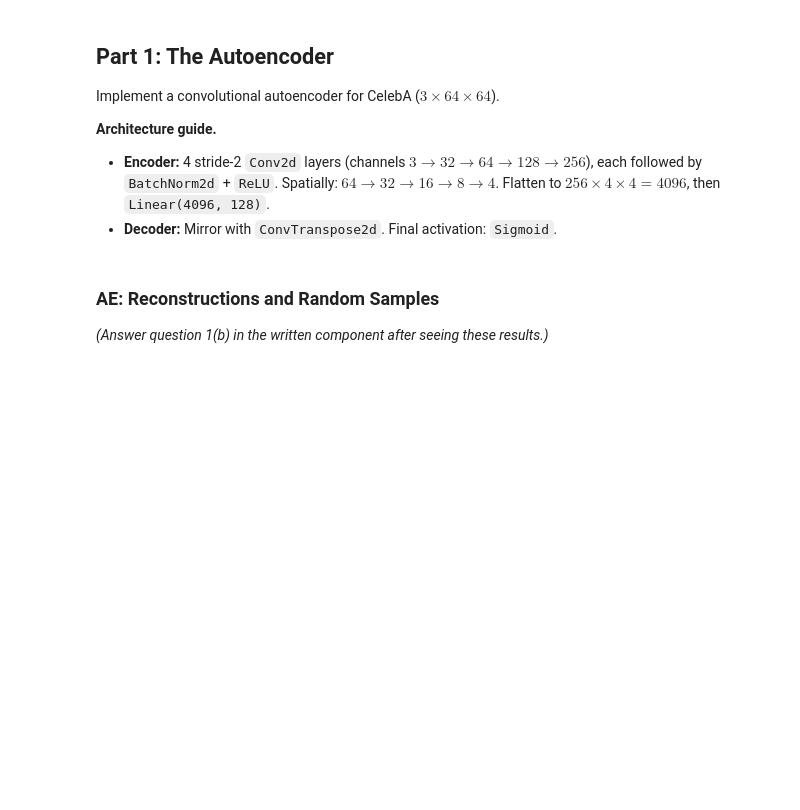
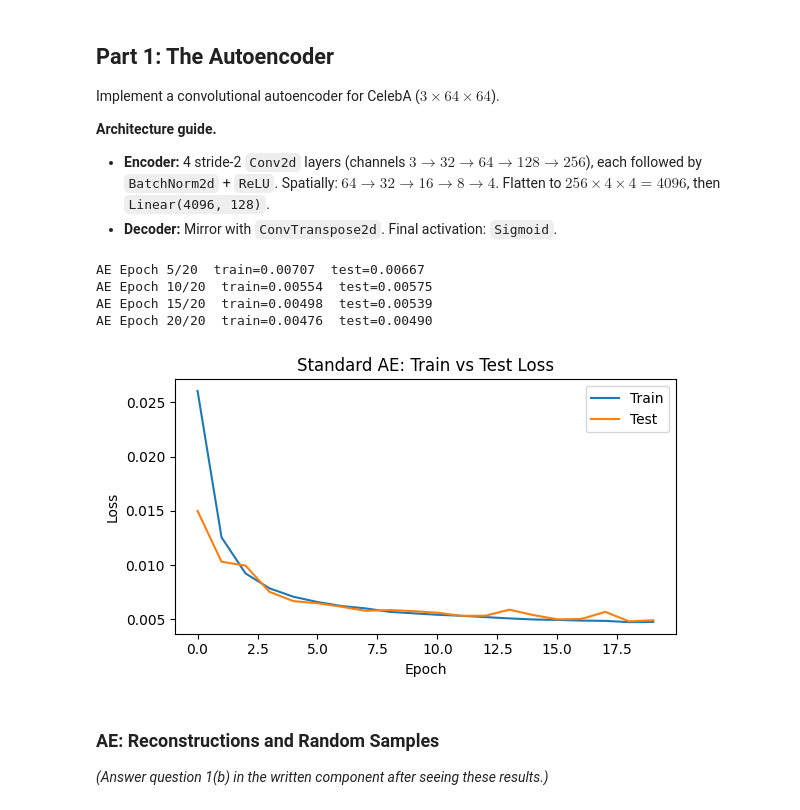
Before and after one commit to veselyo/cs181, a Jupyter notebook: hw4/hw4_release.ipynb, the cells around one changed output. Drawn from its saved outputs; the diff is of its cells as text; code cells hidden in the pictures; blank space fills up the shorter version.

```diff
--- a/hw4/hw4_release.ipynb
+++ b/hw4/hw4_release.ipynb
@@ -579,5 +579,9 @@ from torchvision import transforms
 import matplotlib.pyplot as plt
 import numpy as np
 
-device = torch.device("cuda" if torch.cuda.is_available() else "cpu")
+device = torch.device(
+    "cuda" if torch.cuda.is_available() else
+    "mps" if torch.backends.mps.is_available() else
+    "cpu"
+)
 print(f"Using device: {device}")
@@ -607,9 +613,7 @@ class CelebADataset(Dataset):
         self.transform = transform
 
     def __len__(self):
-        pass
-        # YOUR CODE HERE
-        pass
+        return len(self.data)
 
     def __getitem__(self, idx):
         row = self.data[idx]
@@ -624,11 +628,11 @@ test_set = CelebADataset(hf_test, celeba_transform)
 
 train_loader = DataLoader(
     train_set, batch_size=BATCH_SIZE, shuffle=True,
-    num_workers=4, pin_memory=True,
+    num_workers=0, pin_memory=True,
 )
 test_loader = DataLoader(
     test_set, batch_size=BATCH_SIZE, shuffle=False,
-    num_workers=4, pin_memory=True,
+    num_workers=0, pin_memory=True,
 )
 
 sample_img, sample_smile, sample_glasses = train_set[0]
@@ -636,5 +644,5 @@ print(f"Image shape: {sample_img.shape}, Smiling: {sample_smile}, Eyeglasses: {s
 # %%
-def show_images(images, title="", nrow=8):
+def show_images(name, images, title="", nrow=8):
     """Display a row of images."""
     images = images.detach().cpu().clamp(0, 1)
     n = min(len(images), nrow * 2)
@@ -663,7 +671,7 @@ def show_paired(originals, reconstructions, n=5):
     plt.tight_layout()
     plt.show()
 
-def plot_losses(losses, title="Training Loss", labels=None):
+def plot_losses(name, losses, title="Training Loss", labels=None):
     if not isinstance(losses[0], (list, tuple)):
         losses = [losses]
         labels = [title]
@@ -675,6 +683,7 @@ def plot_losses(losses, title="Training Loss", labels=None):
     ax.set_title(title)
     ax.legend()
     plt.tight_layout()
+    plt.savefig(f"img_output/{name}.png")
     plt.show()
 # %% [markdown]
 ## Part 1: The Autoencoder
@@ -738,8 +775,13 @@ for epoch in range(NUM_EPOCHS_AE):
     total_loss = 0.0
     for x, _, _ in train_loader:
         # Classic training loop. Mind the tuple being returned from the AE, and choose the correct value to keep and operate on.
-        # YOUR CODE HERE
-        pass
+        x = x.to(device)
+        ae_optimizer.zero_grad()
+        x_recon, _ = ae(x)
+        loss = F.mse_loss(x_recon, x)
+        loss.backward()
+        ae_optimizer.step()
+        total_loss += loss.item() * x.size(0)
     ae_train_losses.append(total_loss / len(train_loader.dataset))
 
     # Test
@@ -757,12 +799,20 @@ for epoch in range(NUM_EPOCHS_AE):
             f"AE Epoch {epoch+1}/{NUM_EPOCHS_AE}  "
             f"train={ae_train_losses[-1]:.5f}  test={ae_test_losses[-1]:.5f}"
         )
+# %% [output]
+AE Epoch 5/20  train=0.00707  test=0.00667
+AE Epoch 10/20  train=0.00554  test=0.00575
+AE Epoch 15/20  train=0.00498  test=0.00539
+AE Epoch 20/20  train=0.00476  test=0.00490
 # %%
 plot_losses(
+    "2.1a",
     [ae_train_losses, ae_test_losses],
     title="Standard AE: Train vs Test Loss",
     labels=["Train", "Test"],
 )
+# %% [output]
+[figure, added]
 # %% [markdown]
 ### AE: Reconstructions and Random Samples
 
```
Also changed, not shown: parts of 5 cells of this notebook, 4 other files.
